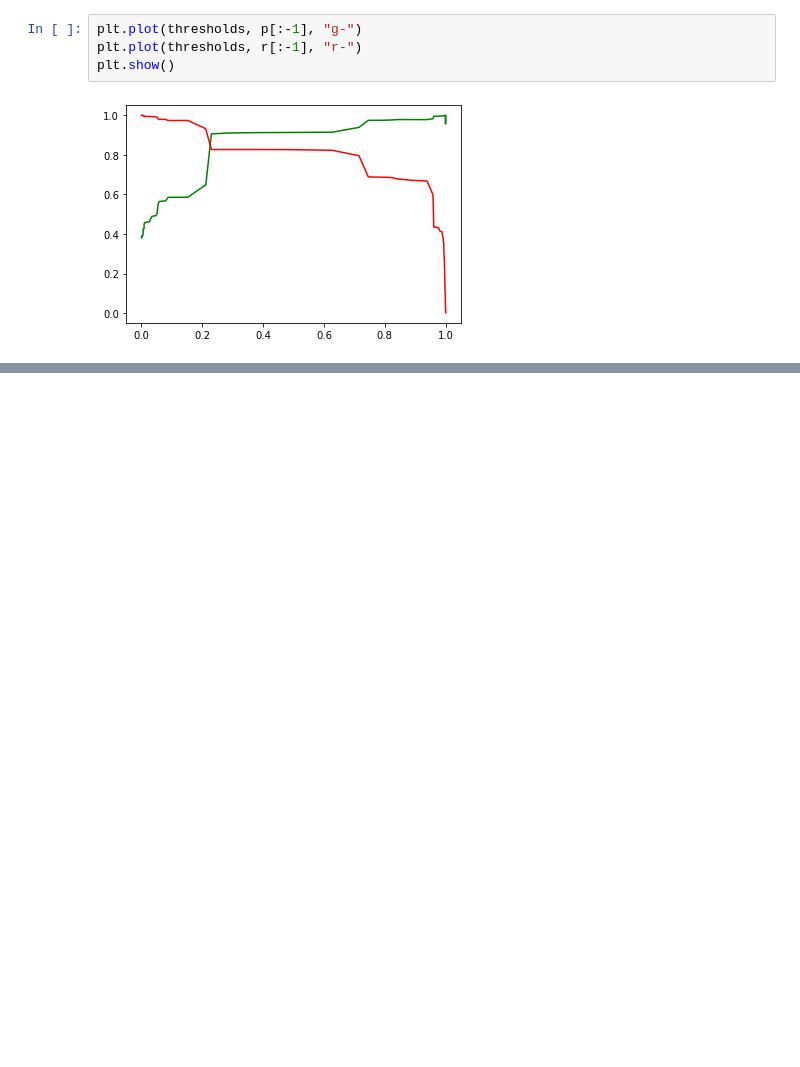
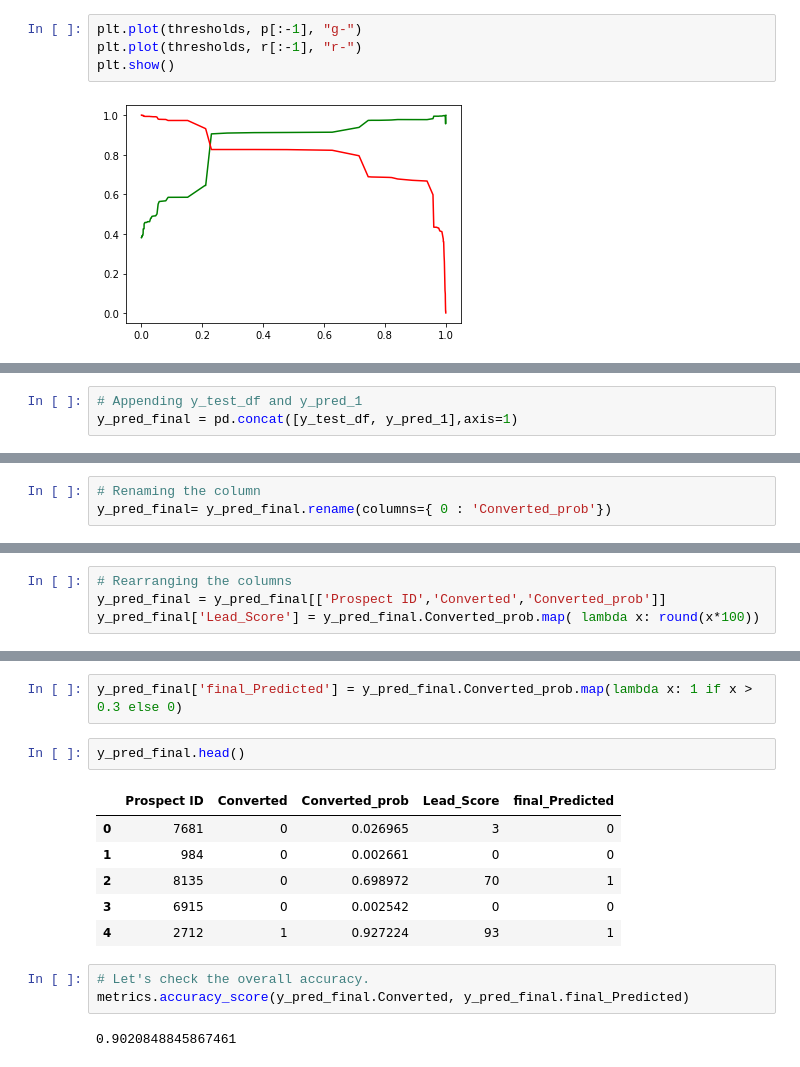
Before and after one commit to abhiramsb/Logistic_Regression-LeadScoring_CaseStudy, a Jupyter notebook: Lead_Scoring_CaseStudy.ipynb, the cells around one changed output, grey strips where cells are left out. Cells and saved outputs as stored; diff of their text form; blank space fills up the shorter version.

```diff
--- a/Lead_Scoring_CaseStudy.ipynb
+++ b/Lead_Scoring_CaseStudy.ipynb
@@ -1480,0 +1549,3 @@ plt.show()
+# %%
+# Appending y_test_df and y_pred_1
+y_pred_final = pd.concat([y_test_df, y_pred_1],axis=1)
@@ -1480,0 +1561,3 @@ plt.show()
+# %%
+# Renaming the column
+y_pred_final= y_pred_final.rename(columns={ 0 : 'Converted_prob'})
@@ -1480,0 +1573,4 @@ plt.show()
+# %%
+# Rearranging the columns
+y_pred_final = y_pred_final[['Prospect ID','Converted','Converted_prob']]
+y_pred_final['Lead_Score'] = y_pred_final.Converted_prob.map( lambda x: round(x*100))
@@ -1480,0 +1587,16 @@ plt.show()
+# %%
+y_pred_final['final_Predicted'] = y_pred_final.Converted_prob.map(lambda x: 1 if x > 0.3 else 0)
+# %%
+y_pred_final.head()
+# %% [output]
+|  | Prospect ID | Converted | Converted_prob | Lead_Score | final_Predicted |
+| 0 | 7681 | 0 | 0.026965 | 3 | 0 |
+| 1 | 984 | 0 | 0.002661 | 0 | 0 |
+| 2 | 8135 | 0 | 0.698972 | 70 | 1 |
+| 3 | 6915 | 0 | 0.002542 | 0 | 0 |
+| 4 | 2712 | 1 | 0.927224 | 93 | 1 |
+# %%
+# Let's check the overall accuracy.
+metrics.accuracy_score(y_pred_final.Converted, y_pred_final.final_Predicted)
+# %% [output]
+0.9020848845867461
```
Also changed, not shown: parts of 37 cells of this notebook.
